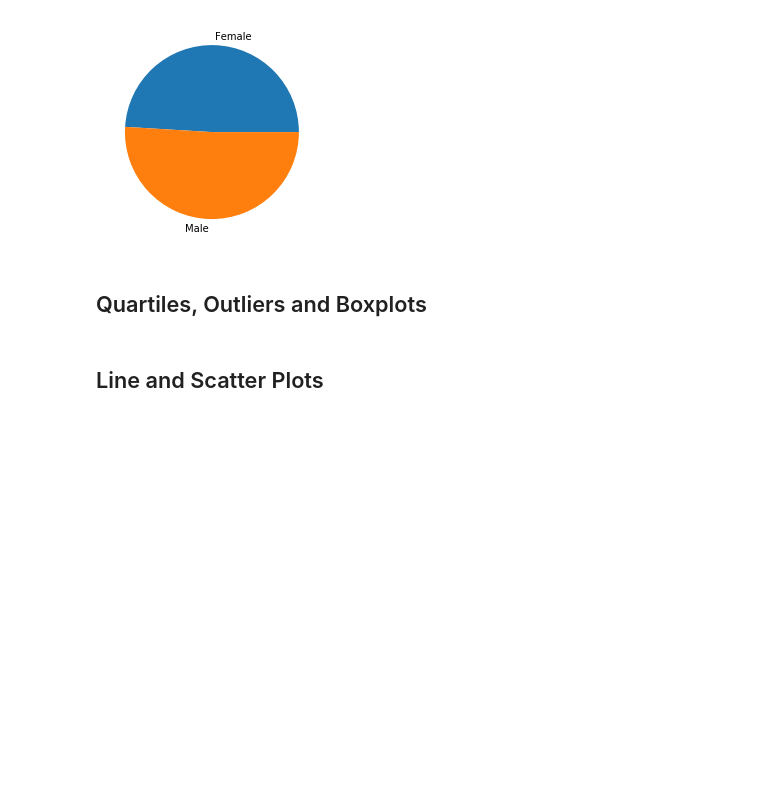
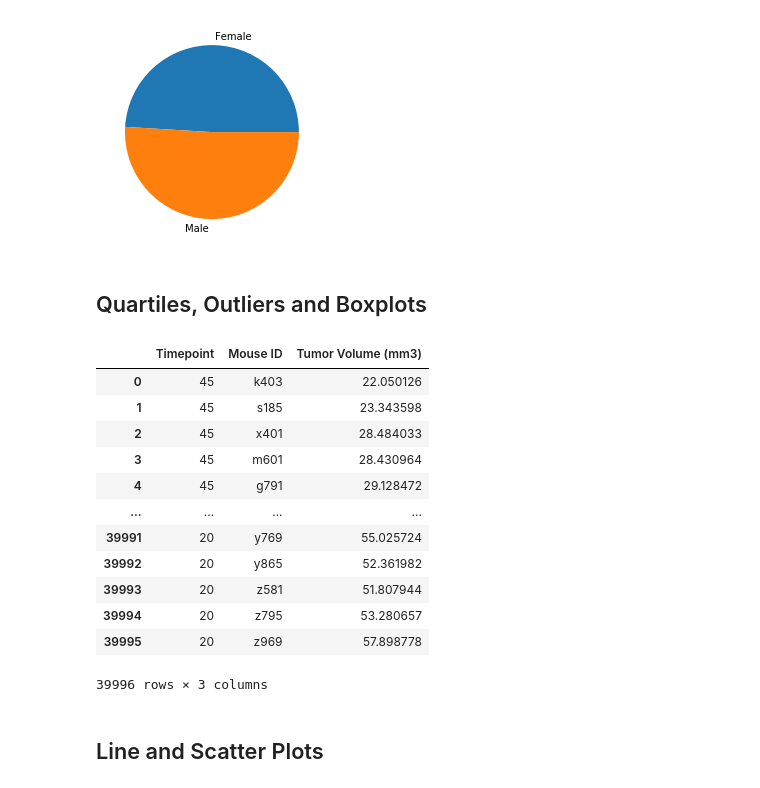
Before and after one commit to msckat11/matplotlib-challenge, a Jupyter notebook: pymaceuticals_starter.ipynb, the cells around one changed output. Drawn from its saved outputs; the diff is of its cells as text; code cells hidden in the pictures; blank space fills up the shorter version.

Commit message:
part of final tumor volume, beginning of cap data

```diff
--- a/pymaceuticals_starter.ipynb
+++ b/pymaceuticals_starter.ipynb
@@ -239,11 +239,35 @@ plt.title
 # %%
 # Calculate the final tumor volume of each mouse across four of the treatment regimens:
 # Capomulin, Ramicane, Infubinol, and Ceftamin
 
 # Start by getting the last (greatest) timepoint for each mouse
+# clean_index
+final_tumor_df = clean_index[["Mouse ID", "Timepoint"]]
+timepoint_df = final_tumor_df.set_index("Mouse ID")
+max_timepoints = timepoint_df.groupby("Mouse ID").max()
+# max_timepoints_df.columns = ["Max Timepoint"]
+max_timepoints_df
 
+tumor_volume_table = clean_index[["Mouse ID", "Timepoint", "Tumor Volume (mm3)"]]
+tumor_volume_table
 
-# Merge this group df with the original dataframe to get the tumor volume at the last timepoint
+# # Merge this group df with the original dataframe to get the tumor volume at the last timepoint
+tumor_max = pd.merge(max_timepoints, tumor_volume_table, on="Timepoint", how="inner")
+tumor_max
+# %% [output]
+|  | Timepoint | Mouse ID | Tumor Volume (mm3) |
+| 0 | 45 | k403 | 22.050126 |
+| 1 | 45 | s185 | 23.343598 |
+| 2 | 45 | x401 | 28.484033 |
+| 3 | 45 | m601 | 28.430964 |
+| 4 | 45 | g791 | 29.128472 |
+| ... | ... | ... | ... |
+| 39991 | 20 | y769 | 55.025724 |
+| 39992 | 20 | y865 | 52.361982 |
+| 39993 | 20 | z581 | 51.807944 |
+| 39994 | 20 | z795 | 53.280657 |
+| 39995 | 20 | z969 | 57.898778 |
+39996 rows × 3 columns
 # %%
 # Put treatments into a list for for loop (and later for plot labels)
 
```
Also changed, not shown: parts of 4 cells of this notebook.
